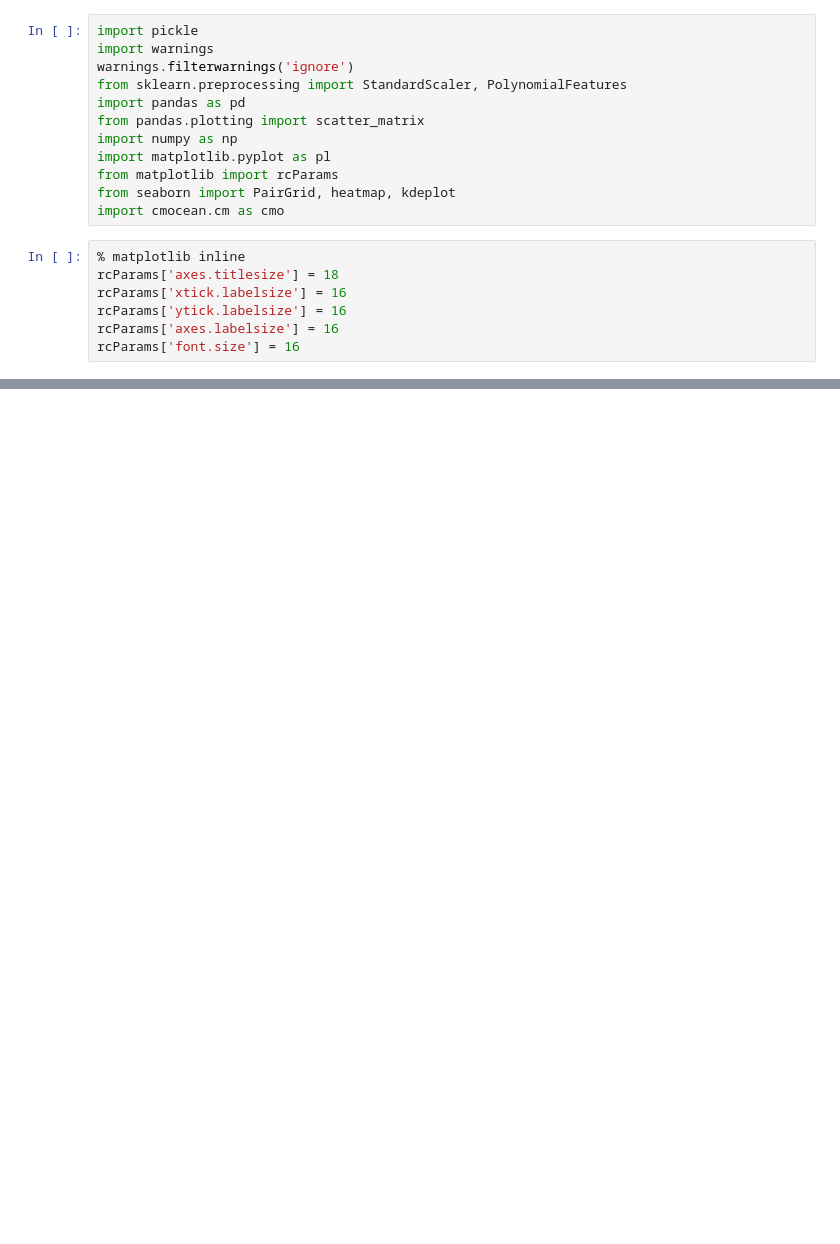
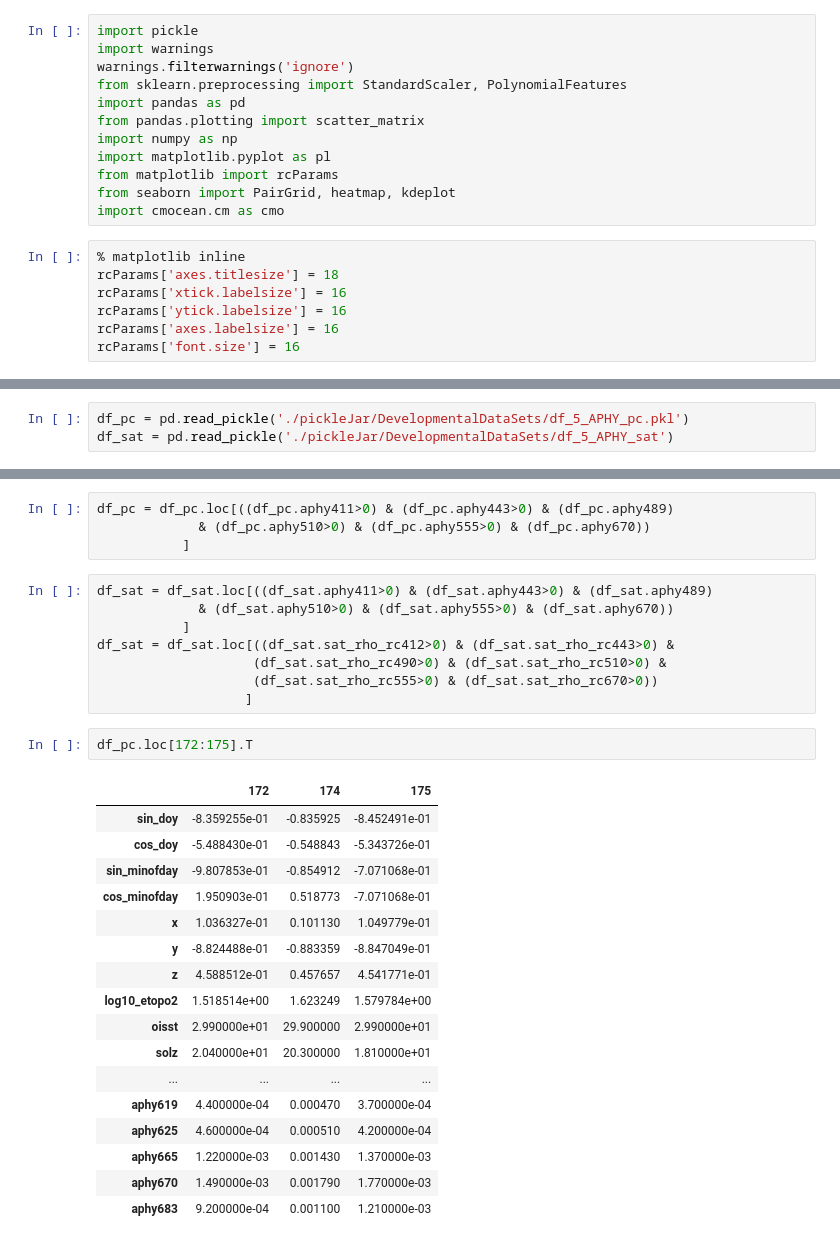
Before and after one commit to madHatter106/TOA_ML, a Jupyter notebook: TOA_ML_1_DataPrep_5d_APHY_Feature_Eng_&_Standardize.pkl.ipynb, the cells around one changed output, grey strips where cells are left out. Drawn from its saved outputs; the diff is of its cells as text; blank space fills up the shorter version.

```diff
--- a/TOA_ML_1_DataPrep_5d_APHY_Feature_Eng_&_Standardize.pkl.ipynb
+++ b/TOA_ML_1_DataPrep_5d_APHY_Feature_Eng_&_Standardize.pkl.ipynb
@@ -135,0 +20,3 @@ df_sp_SWF.to_pickle('./pickleJar/OperationalDataSets/df_6_APHY_Standardized_Poly
+# %%
+df_pc = pd.read_pickle('./pickleJar/DevelopmentalDataSets/df_5_APHY_pc.pkl')
+df_sat = pd.read_pickle('./pickleJar/DevelopmentalDataSets/df_5_APHY_sat')
@@ -135,0 +63,32 @@ df_sp_SWF.to_pickle('./pickleJar/OperationalDataSets/df_6_APHY_Standardized_Poly
+# %%
+df_pc = df_pc.loc[((df_pc.aphy411>0) & (df_pc.aphy443>0) & (df_pc.aphy489)
+             & (df_pc.aphy510>0) & (df_pc.aphy555>0) & (df_pc.aphy670))
+           ]
+# %%
+df_sat = df_sat.loc[((df_sat.aphy411>0) & (df_sat.aphy443>0) & (df_sat.aphy489)
+             & (df_sat.aphy510>0) & (df_sat.aphy555>0) & (df_sat.aphy670))
+           ]
+df_sat = df_sat.loc[((df_sat.sat_rho_rc412>0) & (df_sat.sat_rho_rc443>0) &
+                    (df_sat.sat_rho_rc490>0) & (df_sat.sat_rho_rc510>0) &
+                    (df_sat.sat_rho_rc555>0) & (df_sat.sat_rho_rc670>0))
+                   ]
+# %%
+df_pc.loc[172:175].T
+# %% [output]
+|  | 172 | 174 | 175 |
+| sin_doy | -8.359255e-01 | -0.835925 | -8.452491e-01 |
+| cos_doy | -5.488430e-01 | -0.548843 | -5.343726e-01 |
+| sin_minofday | -9.807853e-01 | -0.854912 | -7.071068e-01 |
+| cos_minofday | 1.950903e-01 | 0.518773 | -7.071068e-01 |
+| x | 1.036327e-01 | 0.101130 | 1.049779e-01 |
+| y | -8.824488e-01 | -0.883359 | -8.847049e-01 |
+| z | 4.588512e-01 | 0.457657 | 4.541771e-01 |
+| log10_etopo2 | 1.518514e+00 | 1.623249 | 1.579784e+00 |
+| oisst | 2.990000e+01 | 29.900000 | 2.990000e+01 |
+| solz | 2.040000e+01 | 20.300000 | 1.810000e+01 |
+| ... | ... | ... | ... |
+| aphy619 | 4.400000e-04 | 0.000470 | 3.700000e-04 |
+| aphy625 | 4.600000e-04 | 0.000510 | 4.200000e-04 |
+| aphy665 | 1.220000e-03 | 0.001430 | 1.370000e-03 |
+| aphy670 | 1.490000e-03 | 0.001790 | 1.770000e-03 |
+| aphy683 | 9.200000e-04 | 0.001100 | 1.210000e-03 |
```
Also changed, not shown: parts of 55 cells of this notebook, 5 other files.
